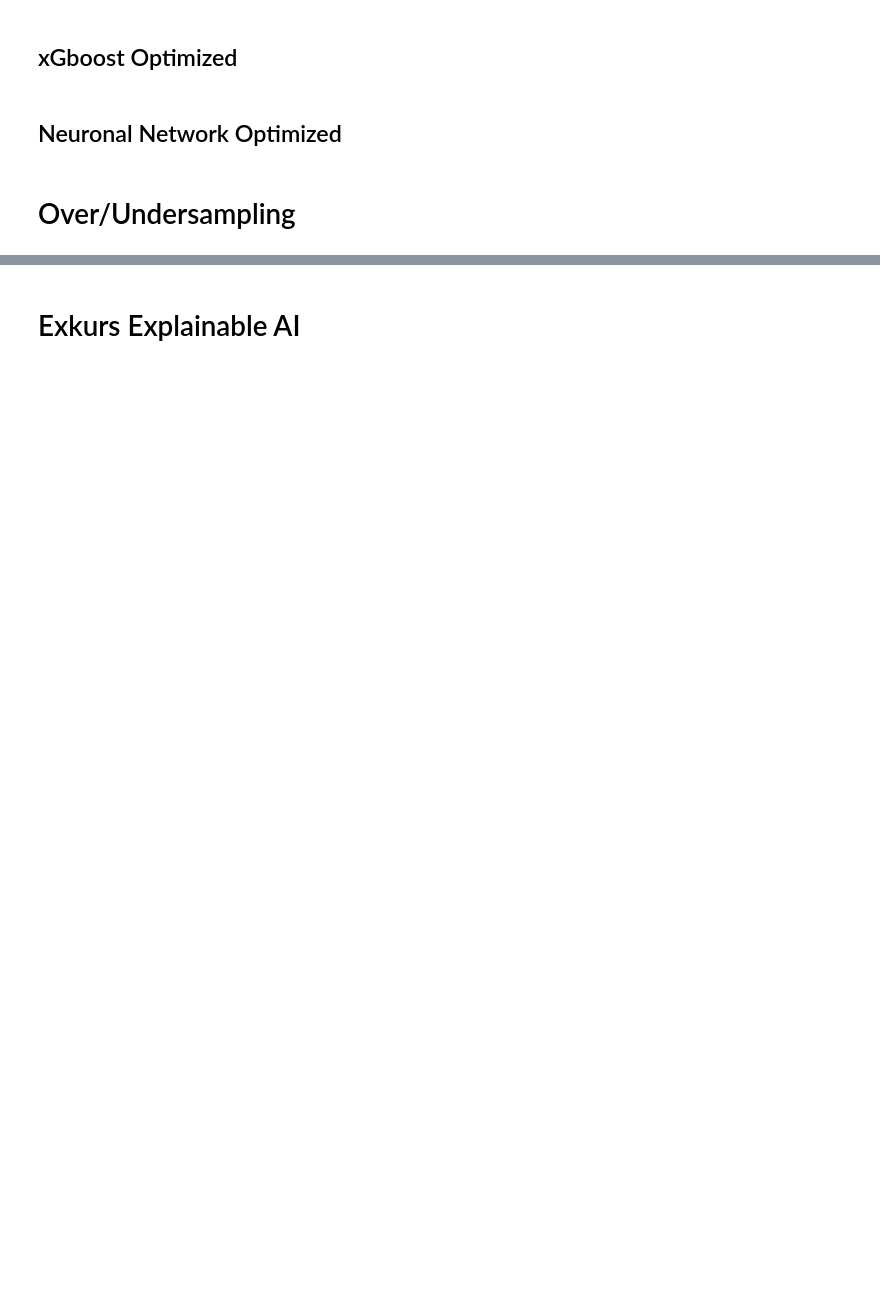
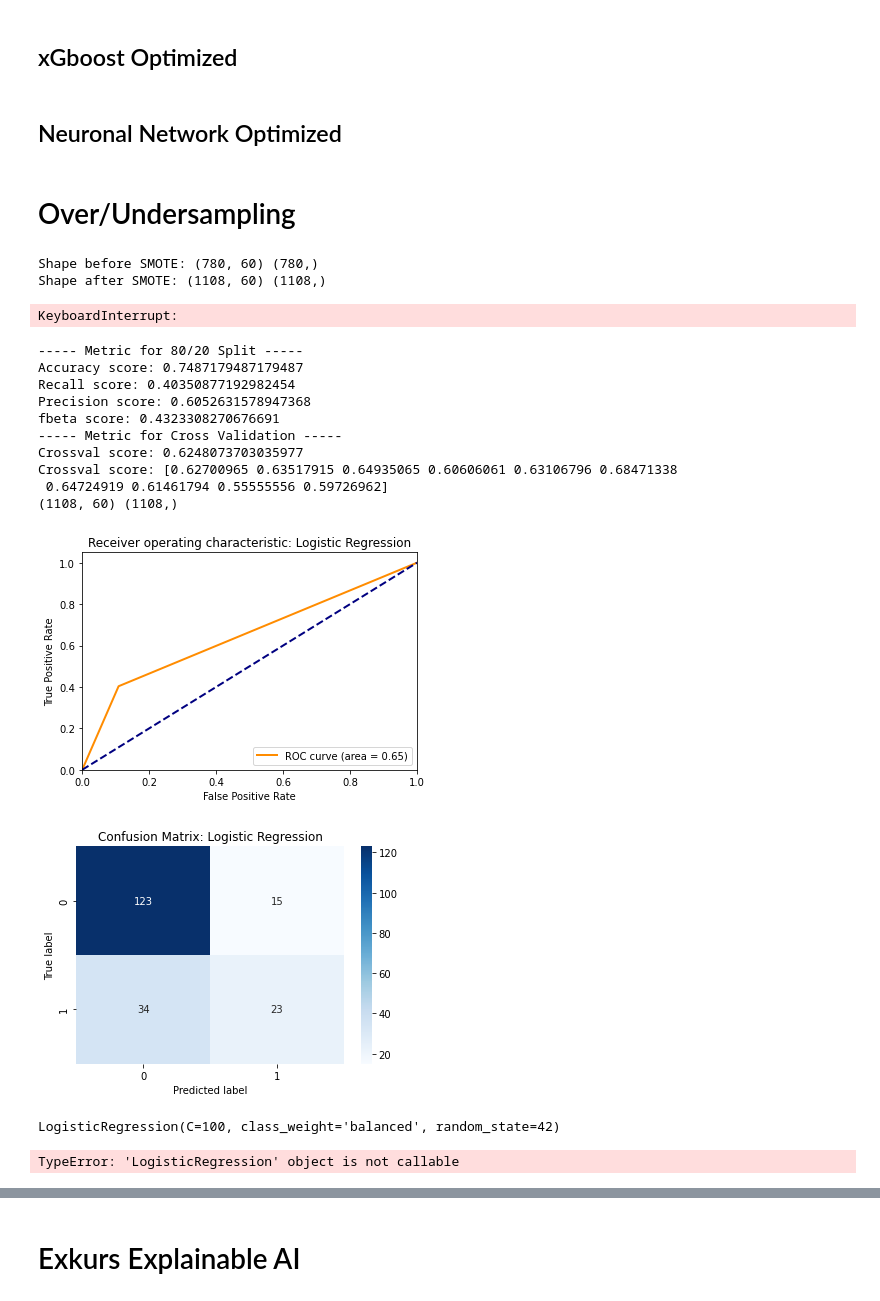
Before and after one commit to DanielGit4/AML, a Jupyter notebook: German_Credit_data/classification.ipynb, the cells around one changed output, grey strips where cells are left out. Saved outputs shown, nothing was run; the diff lists cells and outputs as text; code cells hidden in the pictures; blank space fills up the shorter version.

```diff
--- a/German_Credit_data/classification.ipynb
+++ b/German_Credit_data/classification.ipynb
@@ -468,7 +410,12 @@ Crossval score: [0.62091503 0.63517915 0.625      0.625      0.6372549  0.673076
 #tune hyperparameters
 parameters = {'n_estimators': [10, 100, 500], 'max_depth': [None, 2, 4, 6, 8, 10, 12, 14, 16, 18, 20], 'max_features': [None, "auto", "sqrt", "log2"], 'min_samples_split': [2, 4, 6, 8, 10], 'min_samples_leaf': [1, 2, 4, 6, 8], 'bootstrap': [True, False]}
 # create grid search object with cross validation
+# count time for optimization
+start = time.time()
 grid_search = GridSearchCV(random_forest(X_train, X_test, y_train, y_test, hyperopt=True), parameters, cv=cv, scoring=f2 ,n_jobs= -1)
+# time for optimization
+end = time.time()
+print("Time for optimization:", end - start)
 # fit the model
 grid_search.fit(X_train, y_train)
 # print the best hyperparameters
@@ -500,2 +448,15 @@ RandomForestClassifier(bootstrap=False, max_depth=14, max_features=None,
 # %% [markdown]
 ## xGboost Optimized
+# %%
+# hyperparameter tuning for xgboost
+#tune hyperparameters
+parameters = {'n_estimators': [10, 100, 500], 'max_depth': [None, 2, 4, 6, 8, 10, 12, 14, 16, 18, 20], 'max_features': [None, "auto", "sqrt", "log2"], 'min_samples_split': [2, 4, 6, 8, 10], 'min_samples_leaf': [1, 2, 4, 6, 8], 'bootstrap': [True, False]}
+# create grid search object with cross validation
+grid_search = GridSearchCV(xgboost(X_train, X_test, y_train, y_test, hyperopt=True), parameters, cv=cv, scoring=f2 ,n_jobs= -1)
+# fit the model
+grid_search.fit(X_train, y_train)
+# print the best hyperparameters
+print("Best hyperparameters:", grid_search.best_params_)
+print("Best score:", grid_search.best_score_)
+# save best hyperparameters in variable
+xgb_best_parameters = grid_search.best_params_
@@ -506,3 +470,63 @@ RandomForestClassifier(bootstrap=False, max_depth=14, max_features=None,
 # %%
 # import smote from imbalanced-learn
 from imblearn.over_sampling import SMOTE
+# %%
+# create smote object
+smote = SMOTE(random_state=42,sampling_strategy="auto", k_neighbors=10)
+# create smote train
+X_train_smote, y_train_smote = smote.fit_resample(X_train, y_train)
+# %%
+print("Shape before SMOTE:", X_train.shape, y_train.shape)
+print("Shape after SMOTE:", X_train_smote.shape, y_train_smote.shape)
+# %% [output]
+Shape before SMOTE: (780, 60) (780,)
+Shape after SMOTE: (1108, 60) (1108,)
+# %%
+# grid search for logistic regression
+#tune hyperparameters
+parameters = {'C': [0.001, 0.01, 0.1, 1, 10, 100, 1000], 'penalty': ["l2"], 'intercept_scaling': [1, 10, 100, 1000], 'class_weight': ["balanced", None]}
+# create grid search object with cross validation
+grid_search = GridSearchCV(logistic_regression(X_train_smote, X_test, y_train_smote, y_test, hyperopt=True), parameters, cv=cv, scoring=f2 ,n_jobs= -1)
+# fit the model
+grid_search.fit(X_train_smote, y_train_smote)
+# print the best hyperparameters
+print("Best hyperparameters:", grid_search.best_params_)
+print("Best score:", grid_search.best_score_)
+# save best hyperparameters in variable
+logreg_best_parameters_smote = grid_search.best_params_
+# %% [output]
+KeyboardInterrupt:
+# %%
+logistic_regression(X_train_smote, X_test, y_train_smote, y_test, hyperopt=False, parameters=logreg_best_parameters_smote)
+# %% [output]
+----- Metric for 80/20 Split -----
+Accuracy score: 0.7487179487179487
+Recall score: 0.40350877192982454
+Precision score: 0.6052631578947368
+fbeta score: 0.4323308270676691
+----- Metric for Cross Validation -----
+Crossval score: 0.6248073703035977
+Crossval score: [0.62700965 0.63517915 0.64935065 0.60606061 0.63106796 0.68471338
+ 0.64724919 0.61461794 0.55555556 0.59726962]
+(1108, 60) (1108,)
+[figure, added]
+[figure, added]
+LogisticRegression(C=100, class_weight='balanced', random_state=42)
+# %%
+f2_scores = []
+for train_index, test_index in cv.split(X,y):
+    X_train = X.iloc[train_index]
+    y_train = y.iloc[train_index]
+    X_test = X.iloc[test_index]
+    y_test = y.iloc[test_index]
+    sm = SMOTE(sampling_strategy="minority",random_state=42, k_neighbors=5 , n_jobs=-1)
+    X_train_oversampled, y_train_oversampled = sm.fit_resample(X_train, y_train)
+    model =  logistic_regression(X_train_oversampled, X_test, y_train_oversampled, y_test,hyperopt=True, **parameters)  # Choose a model here
+    model.fit(X_train_oversampled, y_train_oversampled)
+    y_pred = model.predict(X_test)
+    print(f'f-score: {fbeta_score(y_test, y_pred, beta = 2)}')
+    f2_scores.append(fbeta_score(y_test, y_pred, beta = 2))
+
+print(f'Mean f-score: {statistics.mean(f2_scores)}')
+# %% [output]
+TypeError: 'LogisticRegression' object is not callable
```
Also changed, not shown: parts of 21 cells of this notebook, 2 other files.
